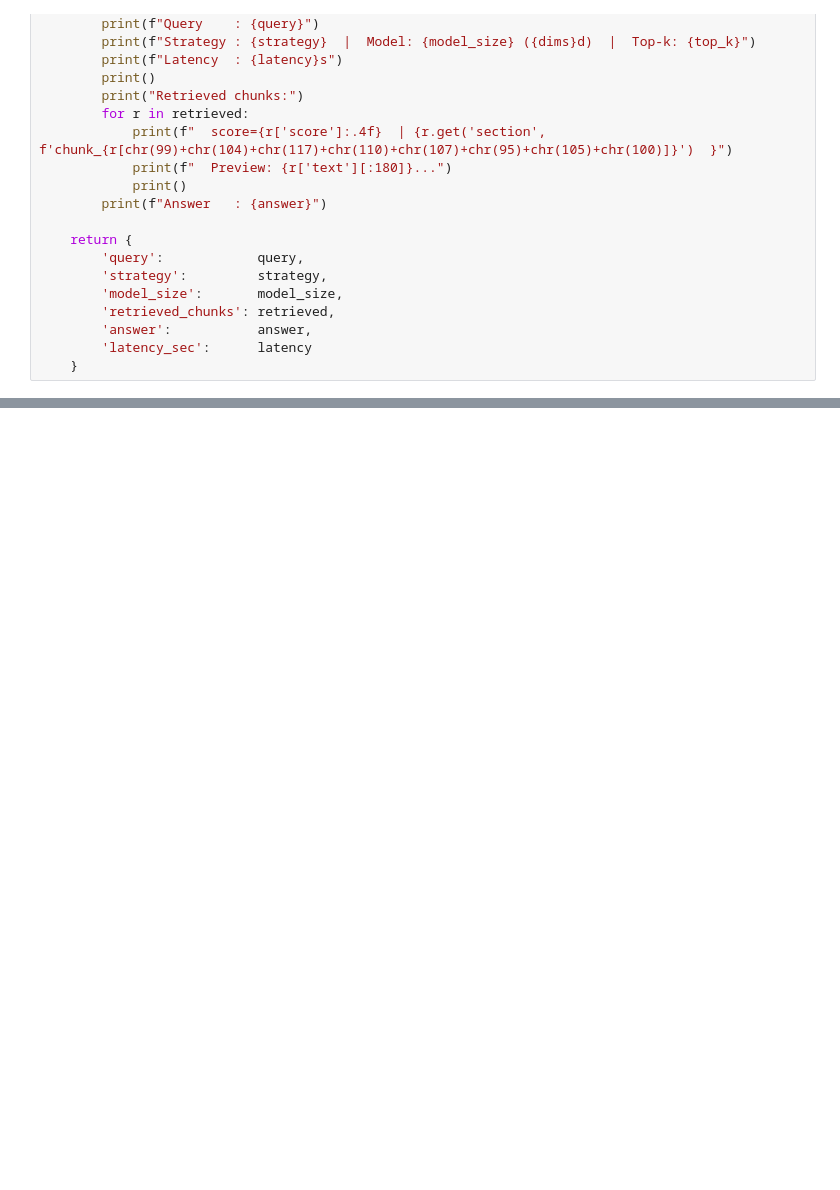
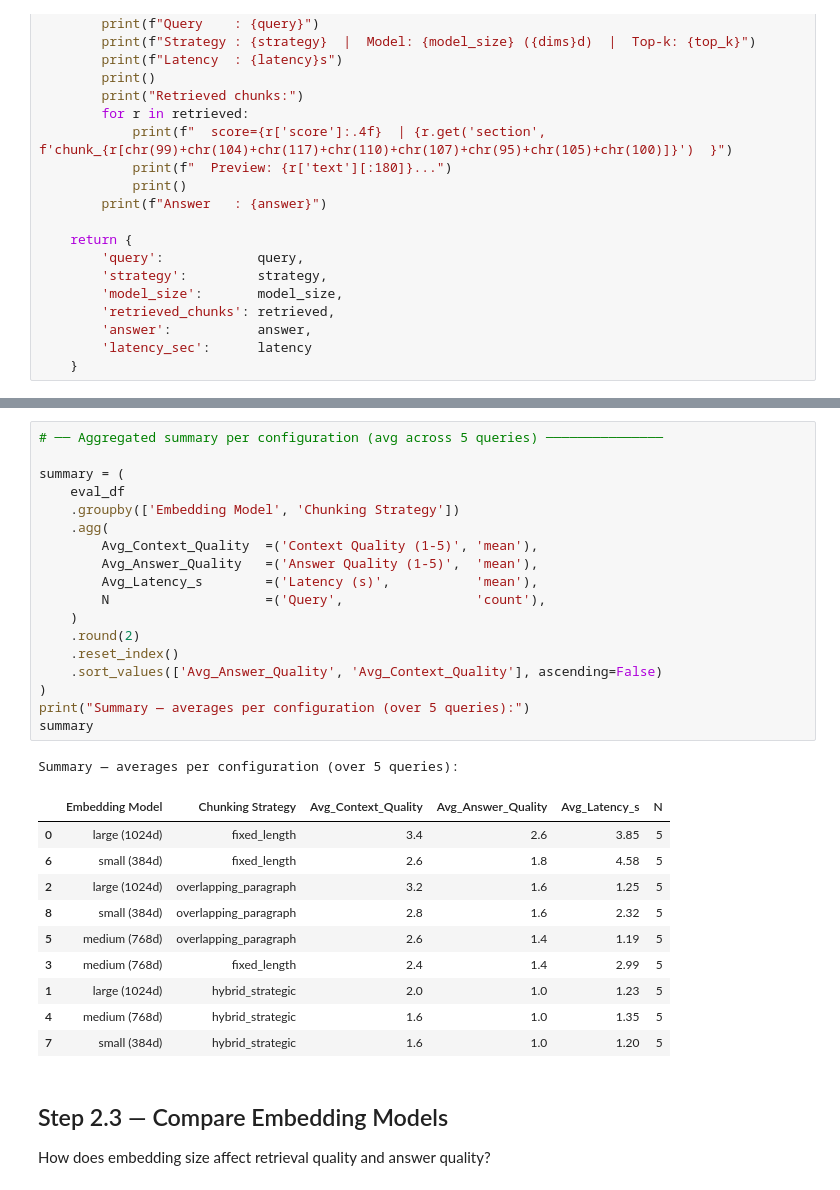
Before and after one commit to aaruvan/9_echolabs, a Jupyter notebook: rag-pipeline/rag_test.ipynb, the cells around one changed output, grey strips where cells are left out. Saved outputs shown, nothing was run; the diff lists cells and outputs as text; blank space fills up the shorter version.

```diff
--- a/rag-pipeline/rag_test.ipynb
+++ b/rag-pipeline/rag_test.ipynb
@@ -433,0 +627,34 @@ def rag_generate(
+# %%
+# ── Aggregated summary per configuration (avg across 5 queries) ───────────────
+
+summary = (
+    eval_df
+    .groupby(['Embedding Model', 'Chunking Strategy'])
+    .agg(
+        Avg_Context_Quality  =('Context Quality (1-5)', 'mean'),
+        Avg_Answer_Quality   =('Answer Quality (1-5)',  'mean'),
+        Avg_Latency_s        =('Latency (s)',           'mean'),
+        N                    =('Query',                 'count'),
+    )
+    .round(2)
+    .reset_index()
+    .sort_values(['Avg_Answer_Quality', 'Avg_Context_Quality'], ascending=False)
+)
+print("Summary — averages per configuration (over 5 queries):")
+summary
+# %% [output]
+Summary — averages per configuration (over 5 queries):
+|  | Embedding Model | Chunking Strategy | Avg_Context_Quality | Avg_Answer_Quality | Avg_Latency_s | N |
+| 0 | large (1024d) | fixed_length | 3.4 | 2.6 | 3.85 | 5 |
+| 6 | small (384d) | fixed_length | 2.6 | 1.8 | 4.58 | 5 |
+| 2 | large (1024d) | overlapping_paragraph | 3.2 | 1.6 | 1.25 | 5 |
+| 8 | small (384d) | overlapping_paragraph | 2.8 | 1.6 | 2.32 | 5 |
+| 5 | medium (768d) | overlapping_paragraph | 2.6 | 1.4 | 1.19 | 5 |
+| 3 | medium (768d) | fixed_length | 2.4 | 1.4 | 2.99 | 5 |
+| 1 | large (1024d) | hybrid_strategic | 2.0 | 1.0 | 1.23 | 5 |
+| 4 | medium (768d) | hybrid_strategic | 1.6 | 1.0 | 1.35 | 5 |
+| 7 | small (384d) | hybrid_strategic | 1.6 | 1.0 | 1.20 | 5 |
+# %% [markdown]
+## Step 2.3 — Compare Embedding Models
+
+How does embedding size affect retrieval quality and answer quality?
```
Also changed, not shown: parts of 18 cells of this notebook.
